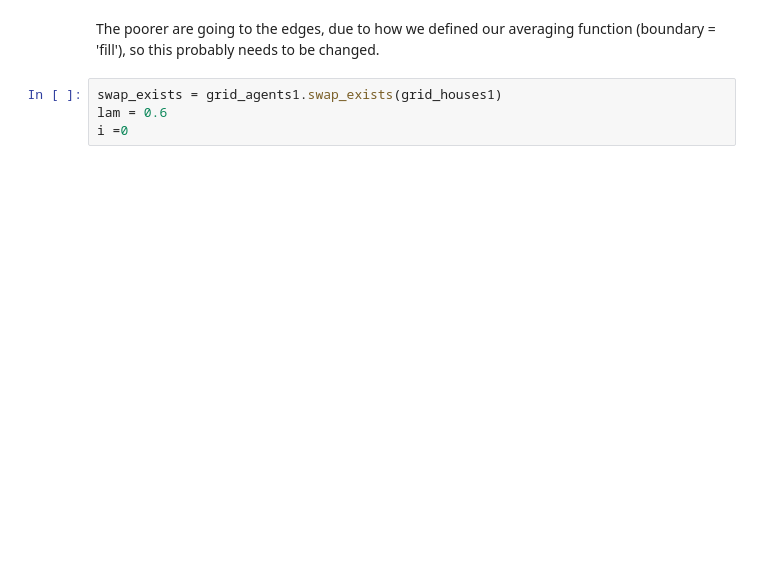
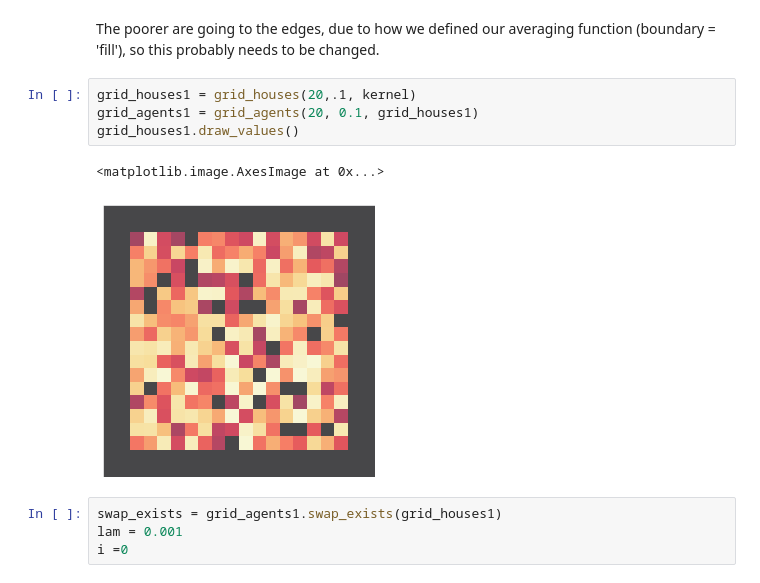
Before and after one commit to Joseph38512/industrial-maths-project-2, a Jupyter notebook: Housing_1-2.ipynb, the cells around one changed output. Cells and saved outputs as stored; diff of their text form; blank space fills up the shorter version.

```diff
--- a/Housing_1-2.ipynb
+++ b/Housing_1-2.ipynb
@@ -206,8 +206,15 @@ grid_agents1.draw_affluences()
 # %% [markdown]
 The poorer are going to the edges, due to how we defined our averaging function (boundary = 'fill'), so this probably needs to be changed.
+# %%
+grid_houses1 = grid_houses(20,.1, kernel)
+grid_agents1 = grid_agents(20, 0.1, grid_houses1)
+grid_houses1.draw_values()
+# %% [output]
+<matplotlib.image.AxesImage at 0x...>
+[figure, added]
 # %%
 swap_exists = grid_agents1.swap_exists(grid_houses1)
-lam = 0.6
+lam = 0.001
 i =0
 # %%
 while swap_exists:
```
Also changed, not shown: parts of 6 cells of this notebook.
